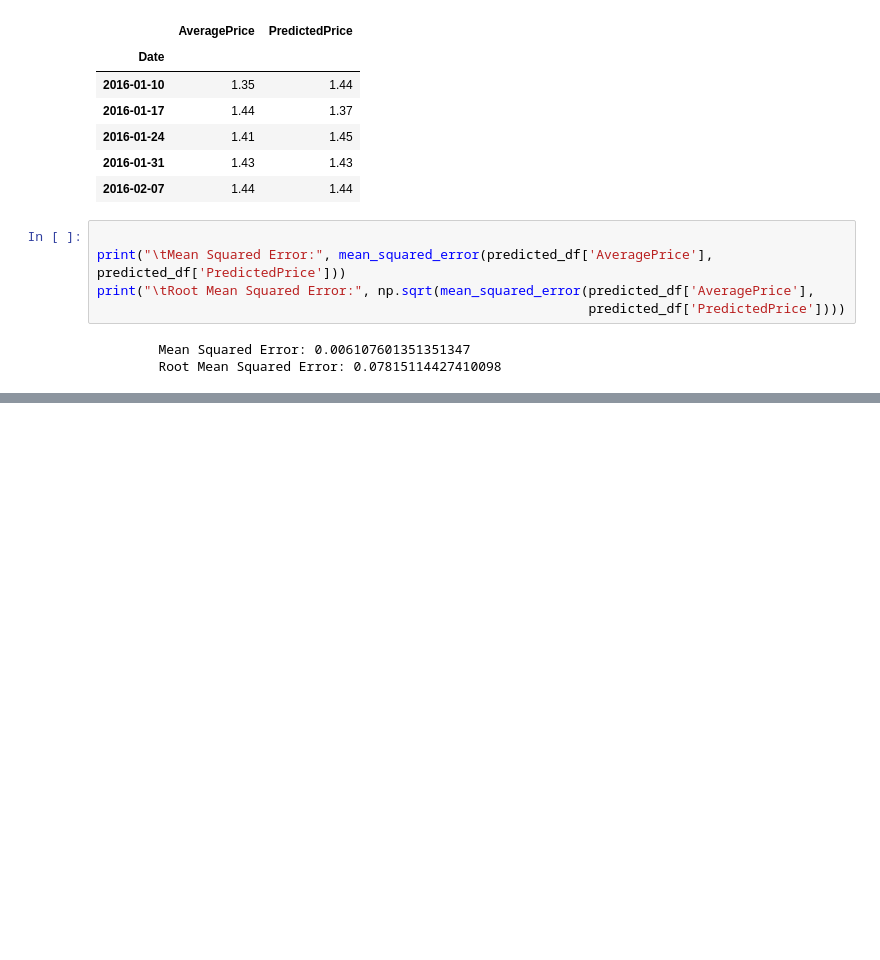
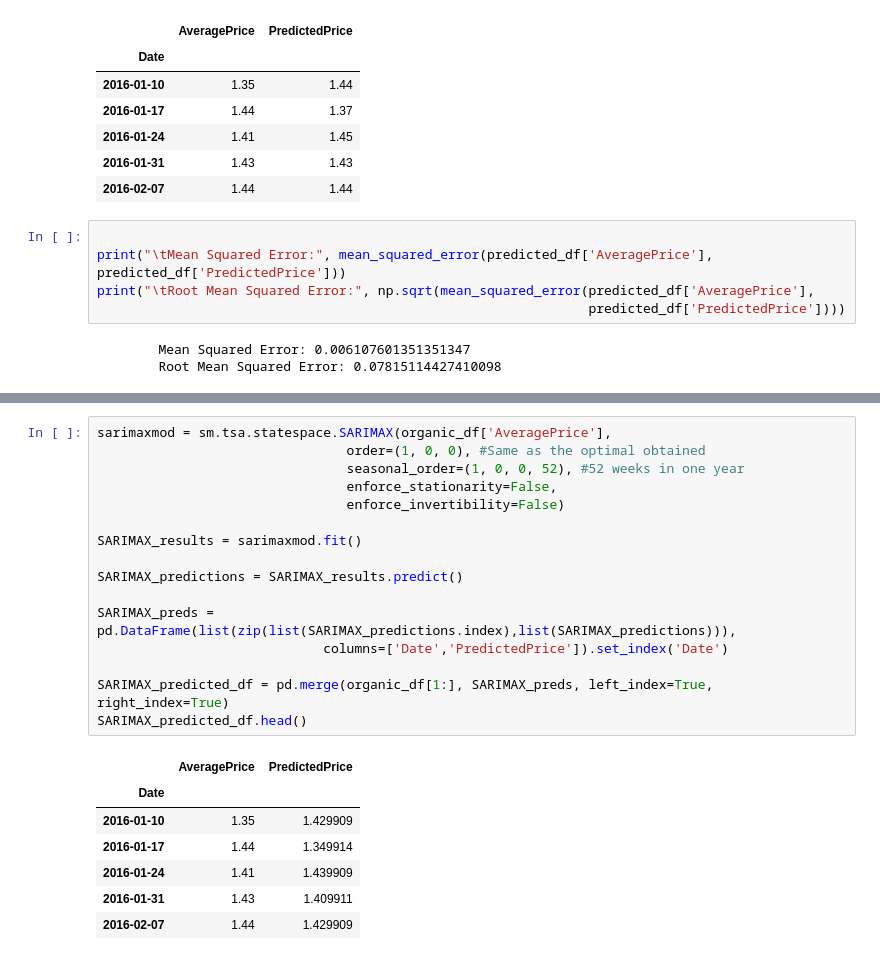
Before and after one commit to thesickcynic/Task, a Jupyter notebook: Task.ipynb, the cells around one changed output, grey strips where cells are left out. Saved outputs shown, nothing was run; the diff lists cells and outputs as text; blank space fills up the shorter version.

```diff
--- a/Task.ipynb
+++ b/Task.ipynb
@@ -221,0 +229,24 @@ fig = result.plot()
+# %%
+sarimaxmod = sm.tsa.statespace.SARIMAX(organic_df['AveragePrice'],
+                                order=(1, 0, 0), #Same as the optimal obtained
+                                seasonal_order=(1, 0, 0, 52), #52 weeks in one year
+                                enforce_stationarity=False,
+                                enforce_invertibility=False)
+
+SARIMAX_results = sarimaxmod.fit()
+
+SARIMAX_predictions = SARIMAX_results.predict()
+
+SARIMAX_preds = pd.DataFrame(list(zip(list(SARIMAX_predictions.index),list(SARIMAX_predictions))),
+                             columns=['Date','PredictedPrice']).set_index('Date')
+
+SARIMAX_predicted_df = pd.merge(organic_df[1:], SARIMAX_preds, left_index=True, right_index=True)
+SARIMAX_predicted_df.head()
+# %% [output]
+|  | AveragePrice | PredictedPrice |
+| Date |  |  |
+| 2016-01-10 | 1.35 | 1.429909 |
+| 2016-01-17 | 1.44 | 1.349914 |
+| 2016-01-24 | 1.41 | 1.439909 |
+| 2016-01-31 | 1.43 | 1.409911 |
+| 2016-02-07 | 1.44 | 1.429909 |
```
Also changed, not shown: parts of 12 cells of this notebook.
